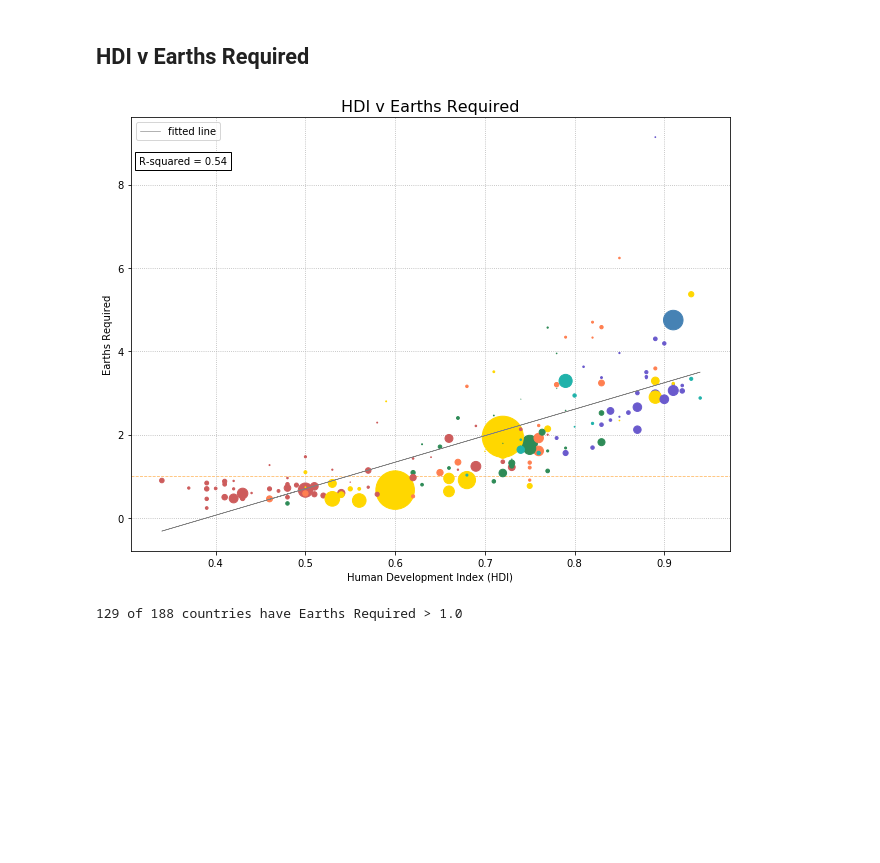
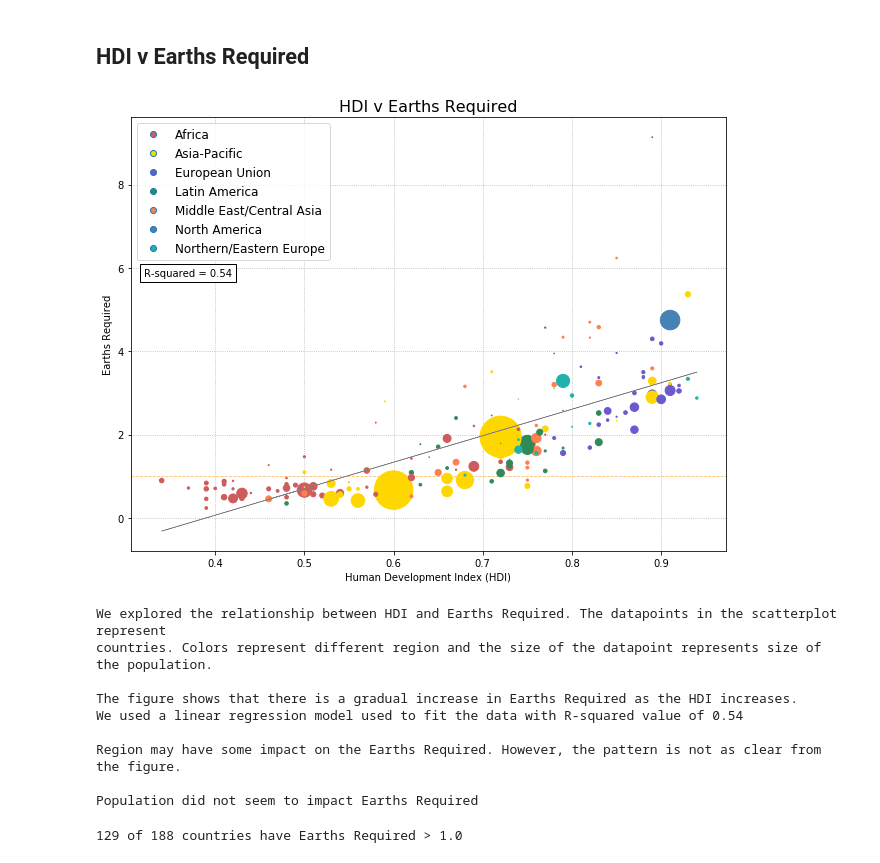
Before and after one commit to limbz-sami/Eco_footprint, a Jupyter notebook: eco_analysis.ipynb, the cells around one changed output. Saved outputs shown, nothing was run; the diff lists cells and outputs as text; code cells hidden in the pictures; blank space fills up the shorter version.

Commit message:
added legends to all the scatterplots

```diff
--- a/eco_analysis.ipynb
+++ b/eco_analysis.ipynb
@@ -72,6 +90,17 @@ plt.ylabel('Earths Required')
 plt.grid(linestyle='--')
 plt.axhline(y=1.0, linewidth=0.8, linestyle = '--', color='darkorange', alpha=0.6)
 
+# Adding legend
+legendstyle = []
+for step in range(len(colors)):
+    legendstyle.append(mlines.Line2D([0], [0],
+                                    marker = 'o',
+                                    linestyle = 'none',
+                                    markerfacecolor = colors[step]))
+plt.legend(legendstyle, regions,
+          fontsize = 12,
+          loc = 'best')
+
 # Save and show the figure
 plt.tight_layout()
 img_path = os.path.join('Images', '1_population_earths.png')
@@ -109,36 +138,70 @@ y = clean_df['Earths Required'].values.tolist()
 s = clean_df['Population (millions)'].values.tolist()
 s = [dot*1.2 for dot in s]
 
 # define colors
 color_region = []
 countries = len(clean_df['Region'])
 for country in range(countries):
     color_region.append(color_attribute((clean_df['Region'].tolist())[country]))
 
 # linear regression stats and fitline
 slope, intercept, r_value, p_value, _ = stats.linregress(x,y)
 fit = intercept + slope*(np.array(x))
 
 # Scatter plot
 fig, ax = plt.subplots(figsize = (9,7))
 ax.scatter(x, y, s, c = color_region, zorder=2)
 plt.plot(x, fit, 'black', label='fitted line', linewidth=0.6, color='grey')
-plt.legend()
 plt.grid(linestyle='dotted', zorder=0)
 plt.axhline(y=1.0, linewidth=0.8, linestyle = '--', color='darkorange', alpha=0.6, zorder=0)
 
 plt.xlabel('Human Development Index (HDI)')
 plt.ylabel('Earths Required')
 plt.title("HDI v Earths Required", fontsize=16)
-plt.text(0.315, 8.5, "R-squared = 0.54", bbox=dict(facecolor='white'))
+plt.text(0.32, 5.8, "R-squared = 0.54", bbox=dict(facecolor='white'))
+
+# Adding legend
+legendstyle = []
+for step in range(len(colors)):
+    legendstyle.append(mlines.Line2D([0], [0],
+                                    marker = 'o',
+                                    linestyle = 'none',
+                                    markerfacecolor = colors[step]))
+plt.legend(legendstyle, regions,
+          fontsize = 12,
+          loc = 'best')
 
 # Save and show the figure
 plt.tight_layout()
 img_path = os.path.join('Images', '3_hdi_earths_region.png')
 plt.savefig(img_path)
 plt.show()
+
+# Observations
+print('''
+
+We explored the relationship between HDI and Earths Required. The datapoints in the scatterplot represent
+countries. Colors represent different region and the size of the datapoint represents size of the population.
+
+The figure shows that there is a gradual increase in Earths Required as the HDI increases.
+We used a linear regression model used to fit the data with R-squared value of 0.54
+
+Region may have some impact on the Earths Required. However, the pattern is not as clear from the figure.
+
+Population did not seem to impact Earths Required
+
+''')
 # %% [output]
-[figure, old version]
+[figure, new version]
+We explored the relationship between HDI and Earths Required. The datapoints in the scatterplot represent
+countries. Colors represent different region and the size of the datapoint represents size of the population.
+
+The figure shows that there is a gradual increase in Earths Required as the HDI increases.
+We used a linear regression model used to fit the data with R-squared value of 0.54
+
+Region may have some impact on the Earths Required. However, the pattern is not as clear from the figure.
+
+Population did not seem to impact Earths Required
 # %%
 # Number of Countries with Earths Required > 1.0
 earths = eco_csv.loc[(eco_csv['Earths Required']>1.0),:]
```
Also changed, not shown: parts of 10 cells of this notebook, 8 other files.
